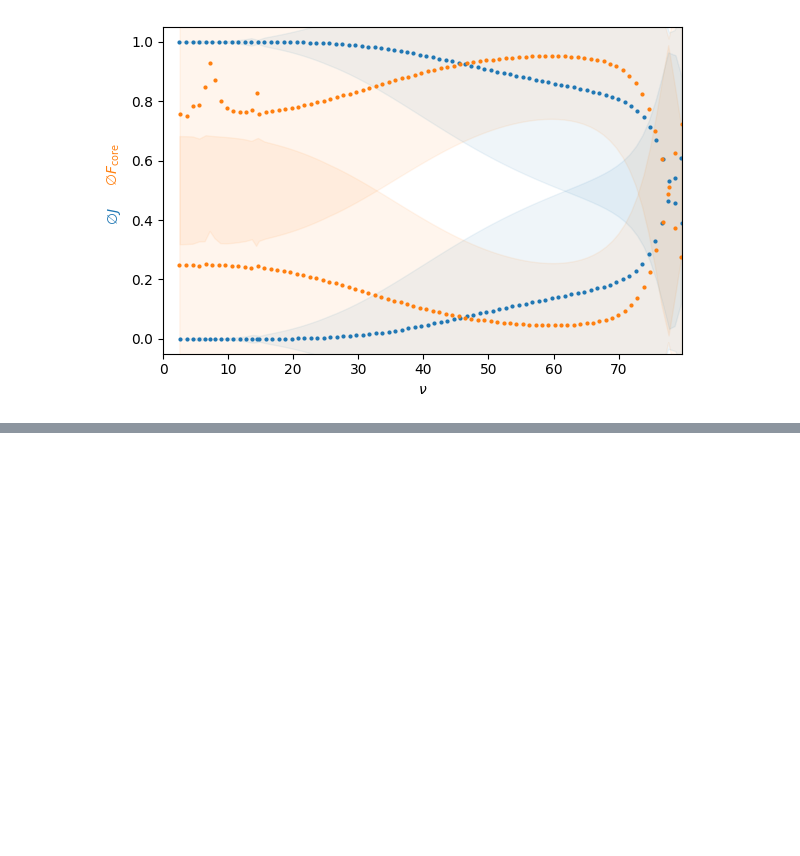
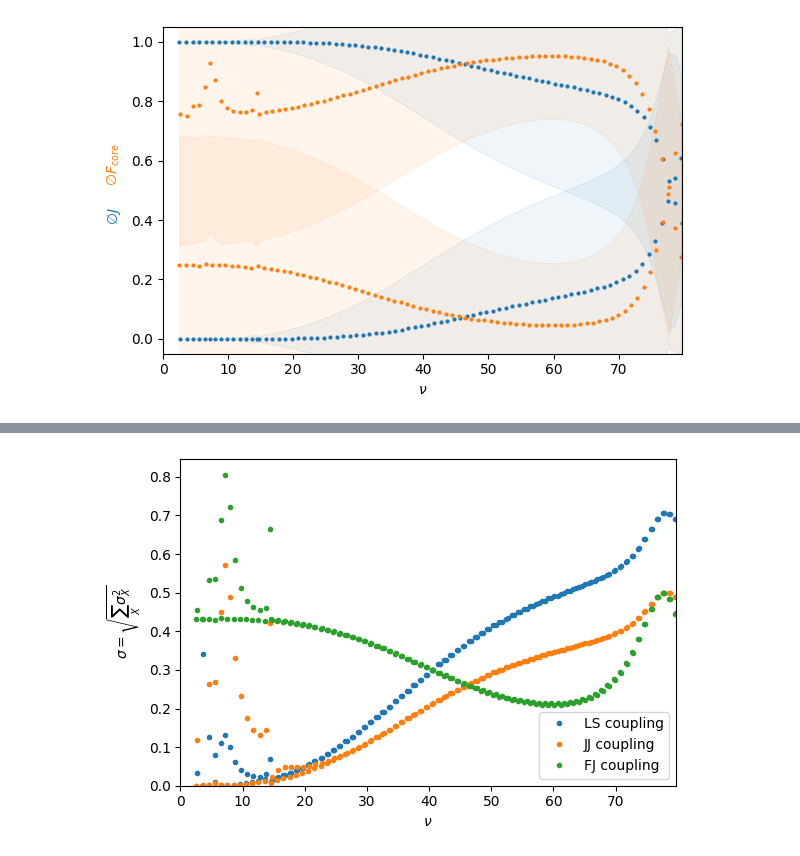
Before and after one commit to johannes-moegerle/pairinteraction, a Jupyter notebook: docs/tutorials/examples_python/mqdt_labeling.ipynb, the cells around one changed output, grey strips where cells are left out. Drawn from its saved outputs; the diff is of its cells as text; code cells hidden in the pictures; blank space fills up the shorter version.

```diff
--- a/docs/tutorials/examples_python/mqdt_labeling.ipynb
+++ b/docs/tutorials/examples_python/mqdt_labeling.ipynb
@@ -134,0 +152,19 @@ plt.show()
+# %%
+fig, ax = plt.subplots(figsize=(6, 4))
+
+coupling_schemes = ["LS", "JJ", "FJ"]
+for i, coupling_scheme in enumerate(coupling_schemes):
+    std = np.array([ket.get_coupling_scheme_std(coupling_scheme) for ket in kets])
+    ax.plot(nu, std, f"C{i}o", ms=3, label=f"{coupling_scheme} coupling")
+
+ax.set_xlabel(r"$\nu$")
+ax.set_ylabel(r"$\sigma = \sqrt{\sum_X \sigma_X^2}$")
+ax.legend()
+
+ax.set_xlim(0, nu[-1])
+ax.set_ylim(bottom=0)
+
+fig.tight_layout()
+plt.show()
+# %% [output]
+[figure, added]
```
Also changed, not shown: parts of 1 cell of this notebook.
